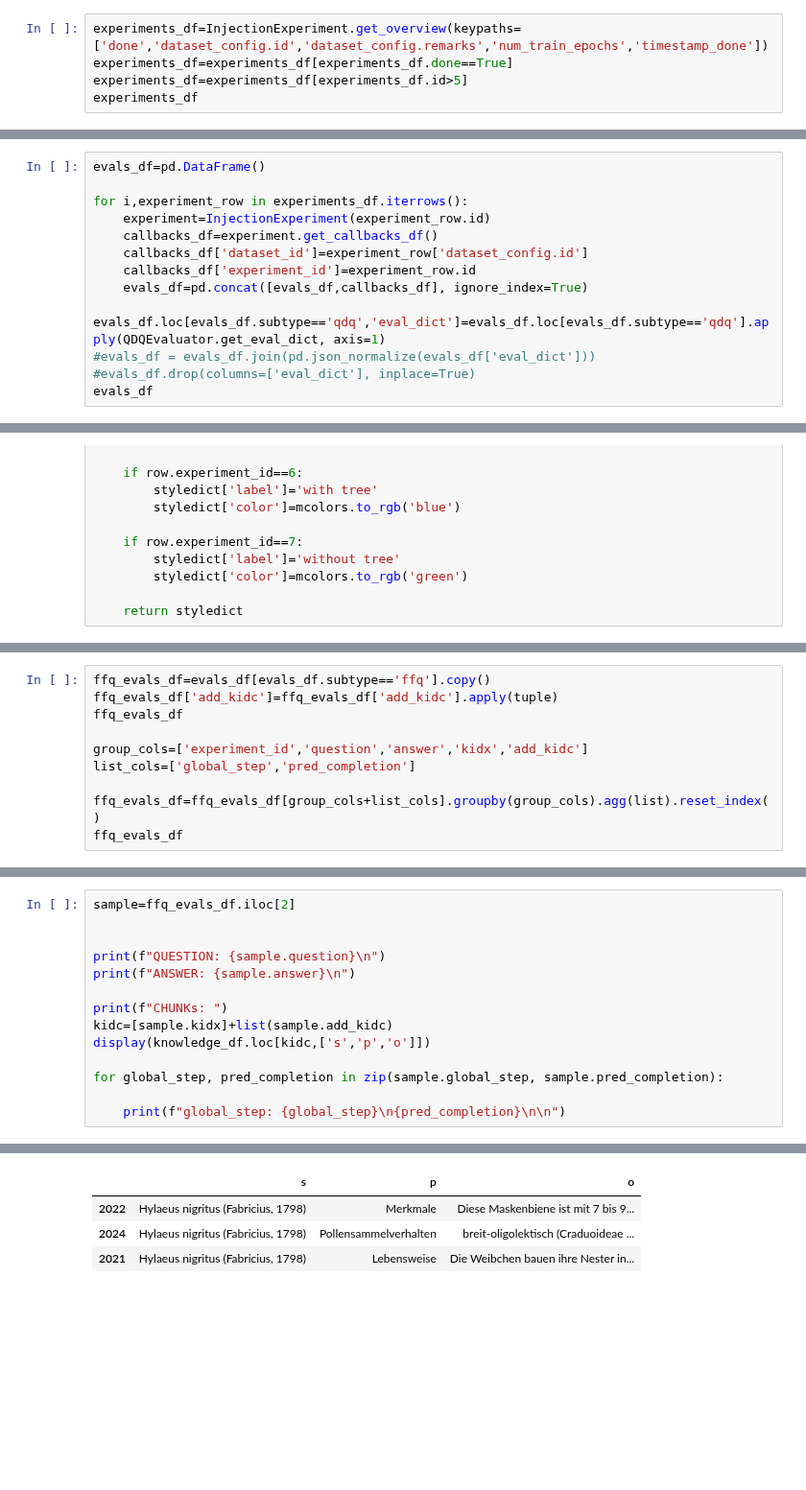
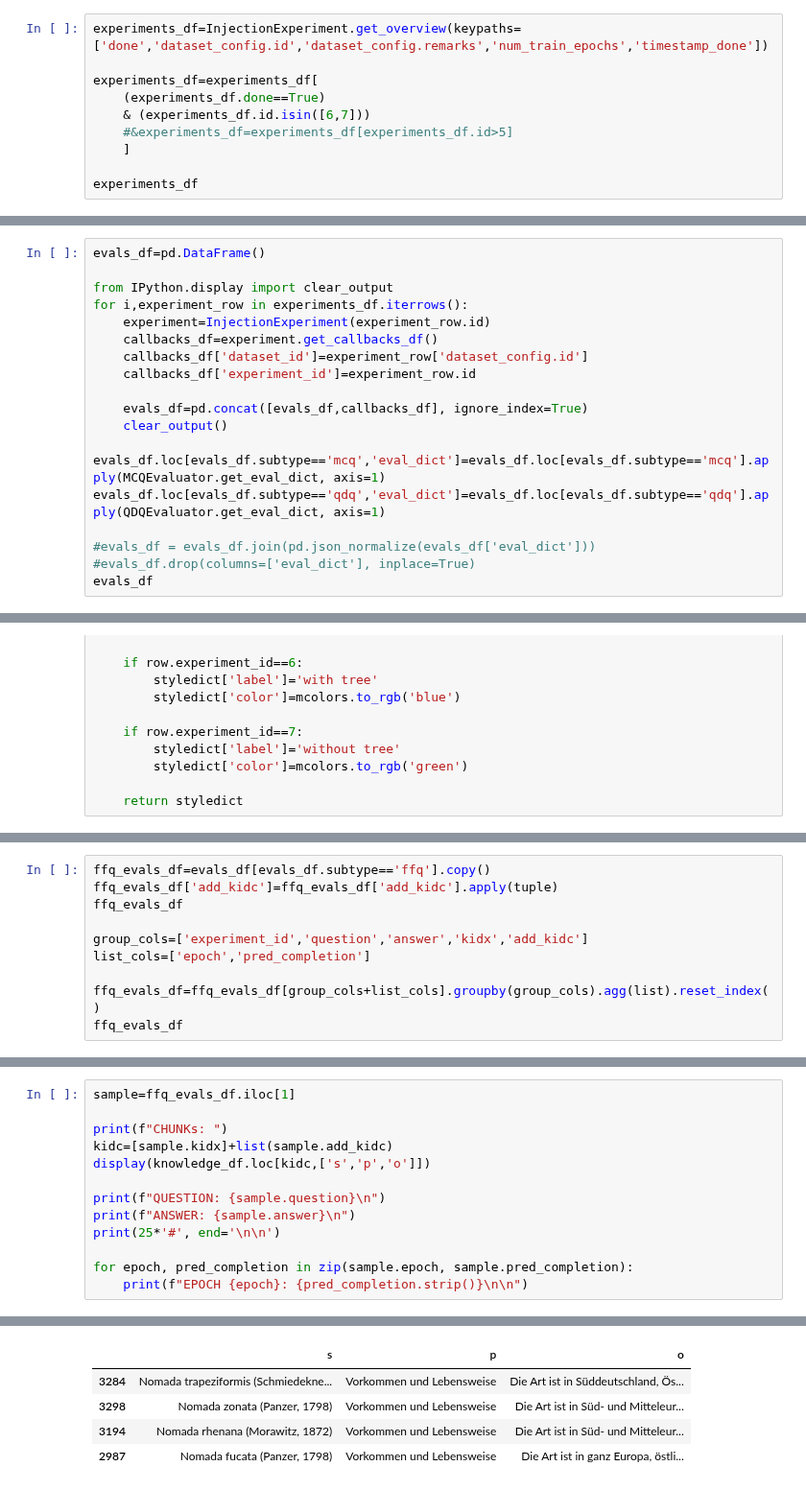
Before and after one commit to fee1ix/beesup_injection_lab, a Jupyter notebook: experiment_notebook.ipynb, the cells around one changed output, grey strips where cells are left out. Shown at 96% size. Cells and saved outputs as stored; diff of their text form; blank space fills up the shorter version.

```diff
--- a/experiment_notebook.ipynb
+++ b/experiment_notebook.ipynb
@@ -1727,8 +1729,13 @@ Run the following command to start the multirun:
 reimport()
 # %%
 experiments_df=InjectionExperiment.get_overview(keypaths=['done','dataset_config.id','dataset_config.remarks','num_train_epochs','timestamp_done'])
-experiments_df=experiments_df[experiments_df.done==True]
-experiments_df=experiments_df[experiments_df.id>5]
+
+experiments_df=experiments_df[
+    (experiments_df.done==True)
+    & (experiments_df.id.isin([6,7]))
+    #&experiments_df=experiments_df[experiments_df.id>5]
+    ]
+
 experiments_df
 # %% [output]
 |  | id | name | done | dataset_config.id | remarks | num_train_epochs | timestamp_done |
@@ -1737,14 +1746,19 @@ experiments_df
 # %%
 evals_df=pd.DataFrame()
 
+from IPython.display import clear_output
 for i,experiment_row in experiments_df.iterrows():
     experiment=InjectionExperiment(experiment_row.id)
     callbacks_df=experiment.get_callbacks_df()
     callbacks_df['dataset_id']=experiment_row['dataset_config.id']
     callbacks_df['experiment_id']=experiment_row.id
+
     evals_df=pd.concat([evals_df,callbacks_df], ignore_index=True)
+    clear_output()
 
+evals_df.loc[evals_df.subtype=='mcq','eval_dict']=evals_df.loc[evals_df.subtype=='mcq'].apply(MCQEvaluator.get_eval_dict, axis=1)
 evals_df.loc[evals_df.subtype=='qdq','eval_dict']=evals_df.loc[evals_df.subtype=='qdq'].apply(QDQEvaluator.get_eval_dict, axis=1)
+
 #evals_df = evals_df.join(pd.json_normalize(evals_df['eval_dict']))
 #evals_df.drop(columns=['eval_dict'], inplace=True)
 evals_df
@@ -2127,7 +2155,7 @@ ffq_evals_df['add_kidc']=ffq_evals_df['add_kidc'].apply(tuple)
 ffq_evals_df
 
 group_cols=['experiment_id','question','answer','kidx','add_kidc']
-list_cols=['global_step','pred_completion']
+list_cols=['epoch','pred_completion']
 
 ffq_evals_df=ffq_evals_df[group_cols+list_cols].groupby(group_cols).agg(list).reset_index()
 ffq_evals_df
@@ -2150,15 +2179,14 @@ knowledge_df.loc[[],['s','p','o']]
 # %%
-sample=ffq_evals_df.iloc[2]
-
-
-print(f"QUESTION: {sample.question}\n")
-print(f"ANSWER: {sample.answer}\n")
+sample=ffq_evals_df.iloc[1]
 
 print(f"CHUNKs: ")
 kidc=[sample.kidx]+list(sample.add_kidc)
 display(knowledge_df.loc[kidc,['s','p','o']])
 
-for global_step, pred_completion in zip(sample.global_step, sample.pred_completion):
+print(f"QUESTION: {sample.question}\n")
+print(f"ANSWER: {sample.answer}\n")
+print(25*'#', end='\n\n')
 
-    print(f"global_step: {global_step}\n{pred_completion}\n\n")
+for epoch, pred_completion in zip(sample.epoch, sample.pred_completion):
+    print(f"EPOCH {epoch}: {pred_completion.strip()}\n\n")
 # %% [output]
@@ -2169,5 +2193,6 @@ ANSWER: Die Weibchen von Hylaeus nigritus haben eine dreieckige weiße Gesichtsz
 CHUNKs:
 |  | s | p | o |
-| 2022 | Hylaeus nigritus (Fabricius, 1798) | Merkmale | Diese Maskenbiene ist mit 7 bis 9... |
-| 2024 | Hylaeus nigritus (Fabricius, 1798) | Pollensammelverhalten | breit-oligolektisch (Craduoideae ... |
-| 2021 | Hylaeus nigritus (Fabricius, 1798) | Lebensweise | Die Weibchen bauen ihre Nester in... |
+| 3284 | Nomada trapeziformis (Schmiedekne... | Vorkommen und Lebensweise | Die Art ist in Süddeutschland, Ös... |
+| 3298 | Nomada zonata (Panzer, 1798) | Vorkommen und Lebensweise | Die Art ist in Süd- und Mitteleur... |
+| 3194 | Nomada rhenana (Morawitz, 1872) | Vorkommen und Lebensweise | Die Art ist in Süd- und Mitteleur... |
+| 2987 | Nomada fucata (Panzer, 1798) | Vorkommen und Lebensweise | Die Art ist in ganz Europa, östli... |
```
Also changed, not shown: parts of 19 cells of this notebook.
